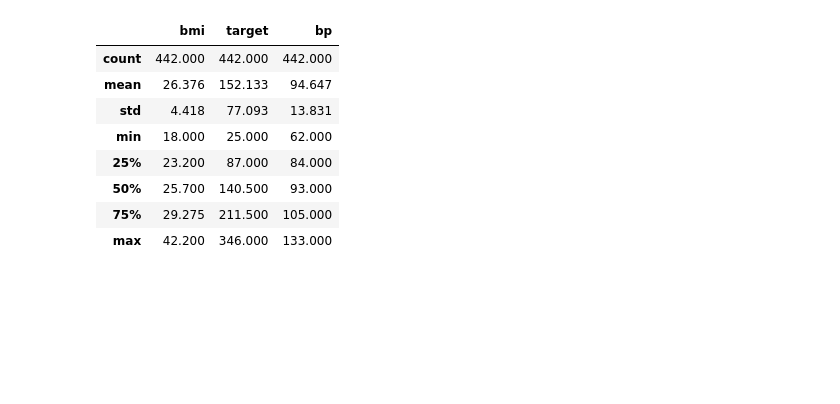
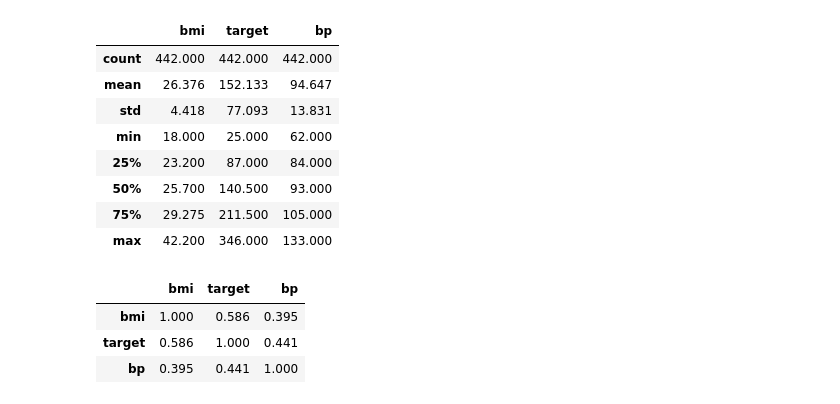
Before and after one commit to maxmartin40/Math-5750-Projects, a Jupyter notebook: Homework1.ipynb, the cells around one changed output. Drawn from its saved outputs; the diff is of its cells as text; code cells hidden in the pictures; blank space fills up the shorter version.

```diff
--- a/Homework1.ipynb
+++ b/Homework1.ipynb
@@ -66,3 +67,10 @@ df[["bmi","target","bp"]].describe()
 | 50% | 25.700 | 140.500 | 93.000 |
 | 75% | 29.275 | 211.500 | 105.000 |
 | max | 42.200 | 346.000 | 133.000 |
+# %%
+df[["bmi","target","bp"]].corr()
+# %% [output]
+|  | bmi | target | bp |
+| bmi | 1.000 | 0.586 | 0.395 |
+| target | 0.586 | 1.000 | 0.441 |
+| bp | 0.395 | 0.441 | 1.000 |
```
Also changed, not shown: parts of 3 cells of this notebook.
